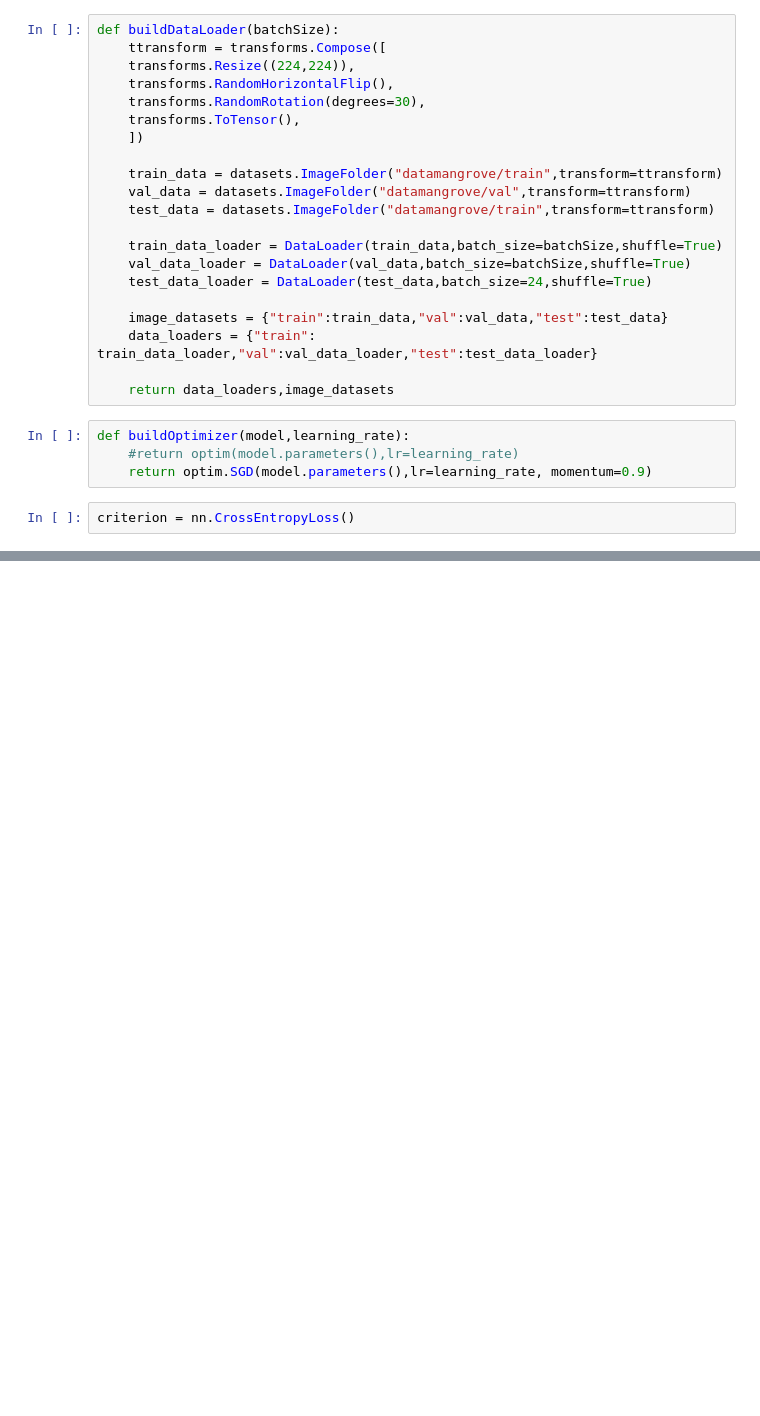
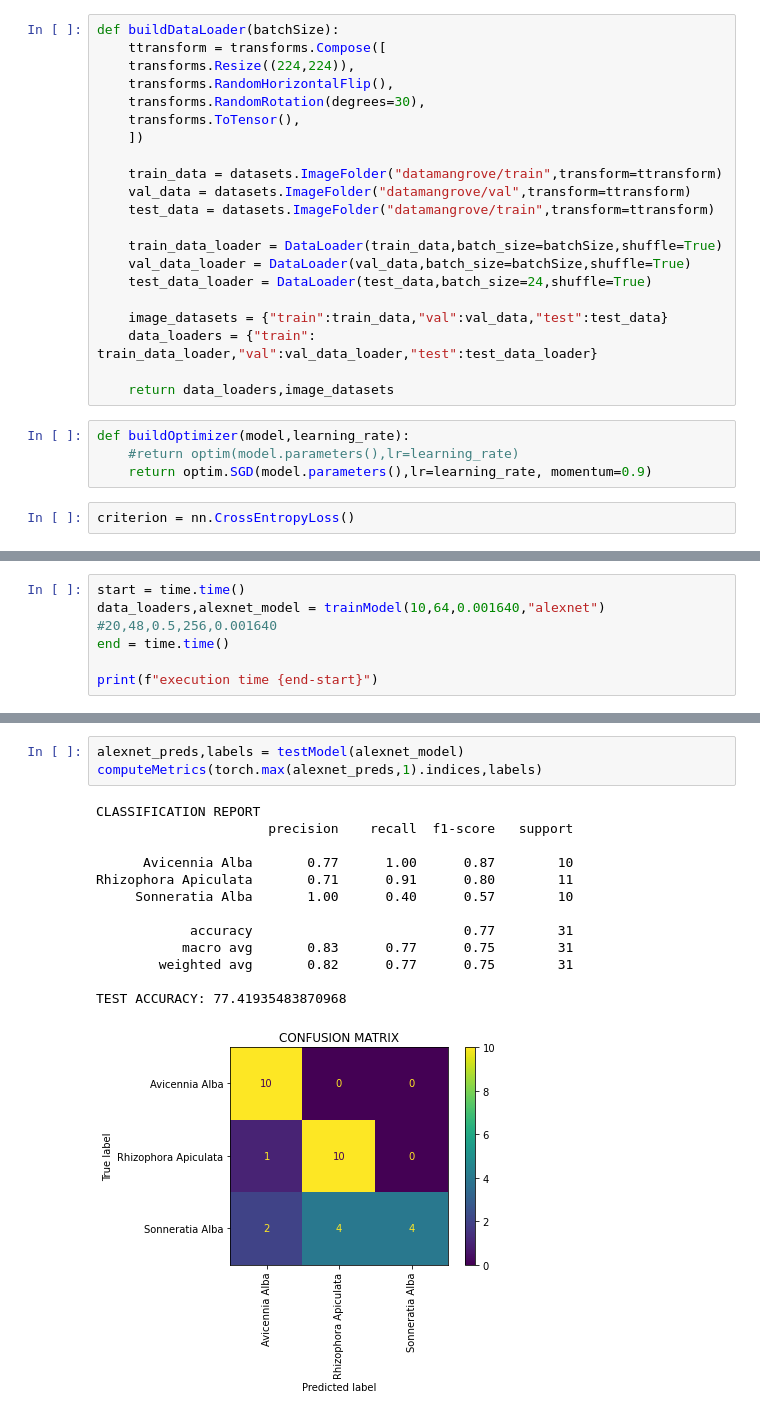
Before and after one commit to yussif-issah/css54FinalProject, a Jupyter notebook: mangrove_training.ipynb, the cells around one changed output, grey strips where cells are left out. Cells and saved outputs as stored; diff of their text form; blank space fills up the shorter version.

```diff
--- a/mangrove_training.ipynb
+++ b/mangrove_training.ipynb
@@ -255,0 +251,6 @@ Rhizophora Apiculata       1.00      1.00      1.00        11
+# %%
+start = time.time()
+data_loaders,alexnet_model = trainModel(10,64,0.001640,"alexnet") #20,48,0.5,256,0.001640
+end = time.time()
+
+print(f"execution time {end-start}")
@@ -255,0 +275,17 @@ Rhizophora Apiculata       1.00      1.00      1.00        11
+# %%
+alexnet_preds,labels = testModel(alexnet_model)
+computeMetrics(torch.max(alexnet_preds,1).indices,labels)
+# %% [output]
+CLASSIFICATION REPORT
+                      precision    recall  f1-score   support
+
+      Avicennia Alba       0.77      1.00      0.87        10
+Rhizophora Apiculata       0.71      0.91      0.80        11
+     Sonneratia Alba       1.00      0.40      0.57        10
+
+            accuracy                           0.77        31
+           macro avg       0.83      0.77      0.75        31
+        weighted avg       0.82      0.77      0.75        31
+
+TEST ACCURACY: 77.41935483870968
+[figure, added]
```
Also changed, not shown: parts of 21 cells of this notebook, 1 other file.
